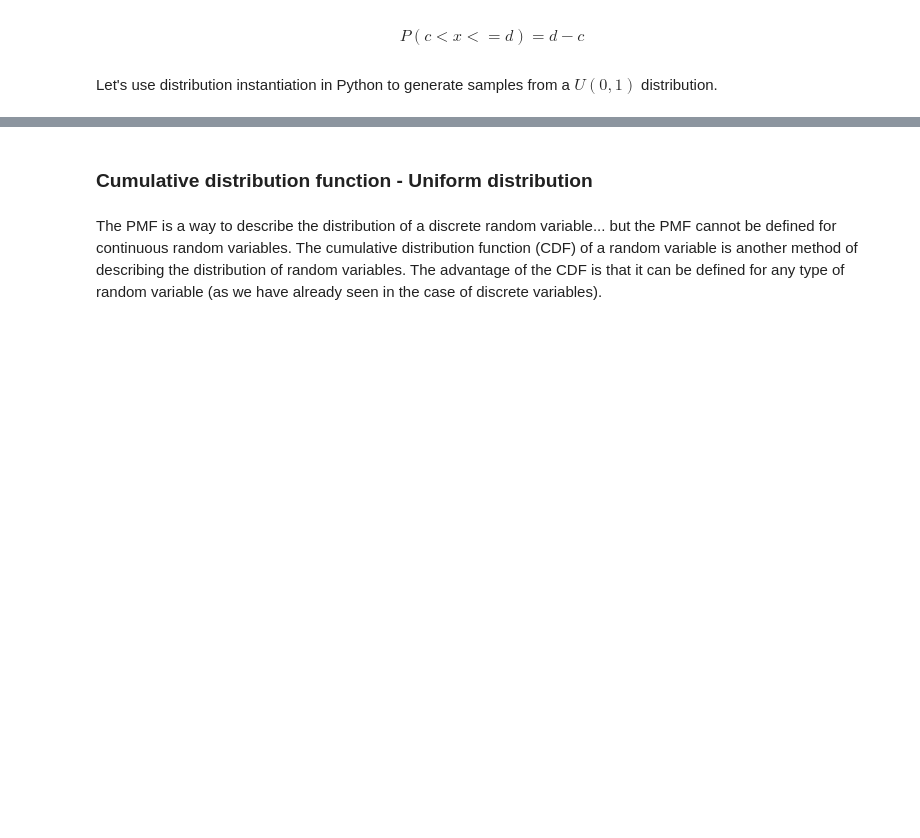
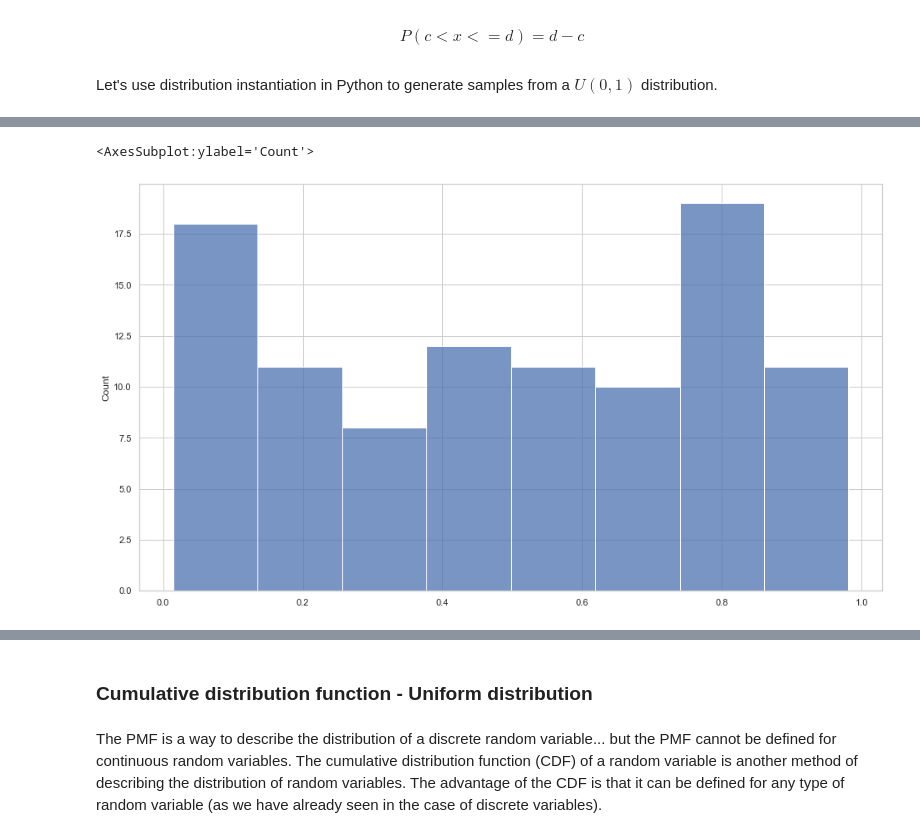
Before and after one commit to Ironhack-data-bcn-oct-2022/lectures, a Jupyter notebook: week-5/04 - Continuous distributions.ipynb, the cells around one changed output, grey strips where cells are left out. Saved outputs shown, nothing was run; the diff lists cells and outputs as text; code cells hidden in the pictures; blank space fills up the shorter version.

```diff
--- a/week-5/04 - Continuous distributions.ipynb
+++ b/week-5/04 - Continuous distributions.ipynb
@@ -67,0 +92,3 @@ from scipy.stats import uniform
+# %%
+sample = my_uniform.rvs(size=100)
+sample
@@ -67,0 +116,5 @@ from scipy.stats import uniform
+# %%
+sns.histplot(sample)
+# %% [output]
+<AxesSubplot:ylabel='Count'>
+[figure, added]
```
Also changed, not shown: parts of 41 cells of this notebook.
